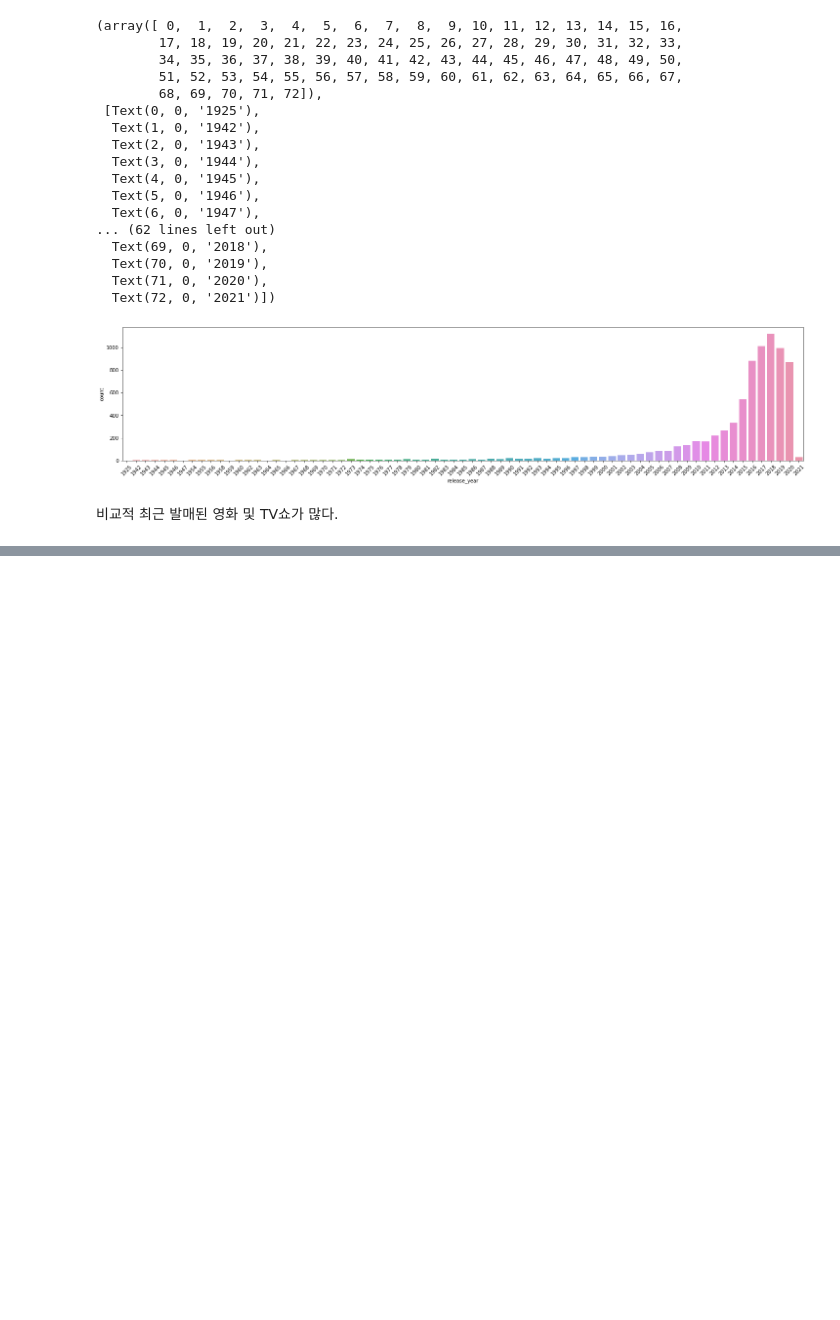
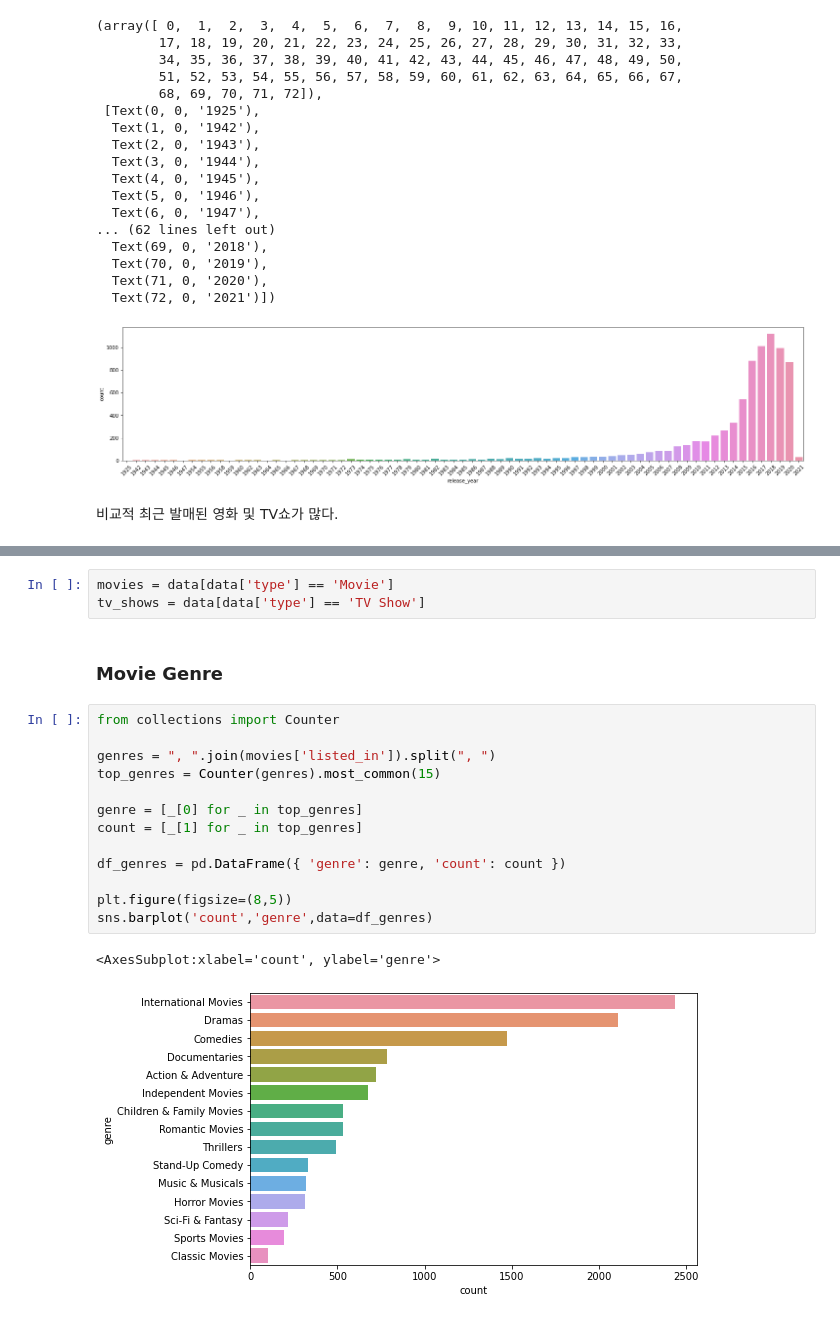
Before and after one commit to sue991/Kaggle, a Jupyter notebook: DataSets/Netflix_titles_Analysis.ipynb, the cells around one changed output, grey strips where cells are left out. Drawn from its saved outputs; the diff is of its cells as text; blank space fills up the shorter version.

```diff
--- a/DataSets/Netflix_titles_Analysis.ipynb
+++ b/DataSets/Netflix_titles_Analysis.ipynb
@@ -296,0 +345,21 @@ plt.xticks(rotation=45)
+# %%
+movies = data[data['type'] == 'Movie']
+tv_shows = data[data['type'] == 'TV Show']
+# %% [markdown]
+### Movie Genre
+# %%
+from collections import Counter
+
+genres = ", ".join(movies['listed_in']).split(", ")
+top_genres = Counter(genres).most_common(15)
+
+genre = [_[0] for _ in top_genres]
+count = [_[1] for _ in top_genres]
+
+df_genres = pd.DataFrame({ 'genre': genre, 'count': count })
+
+plt.figure(figsize=(8,5))
+sns.barplot('count','genre',data=df_genres)
+# %% [output]
+<AxesSubplot:xlabel='count', ylabel='genre'>
+[figure, added]
```
Also changed, not shown: parts of 10 cells of this notebook.
